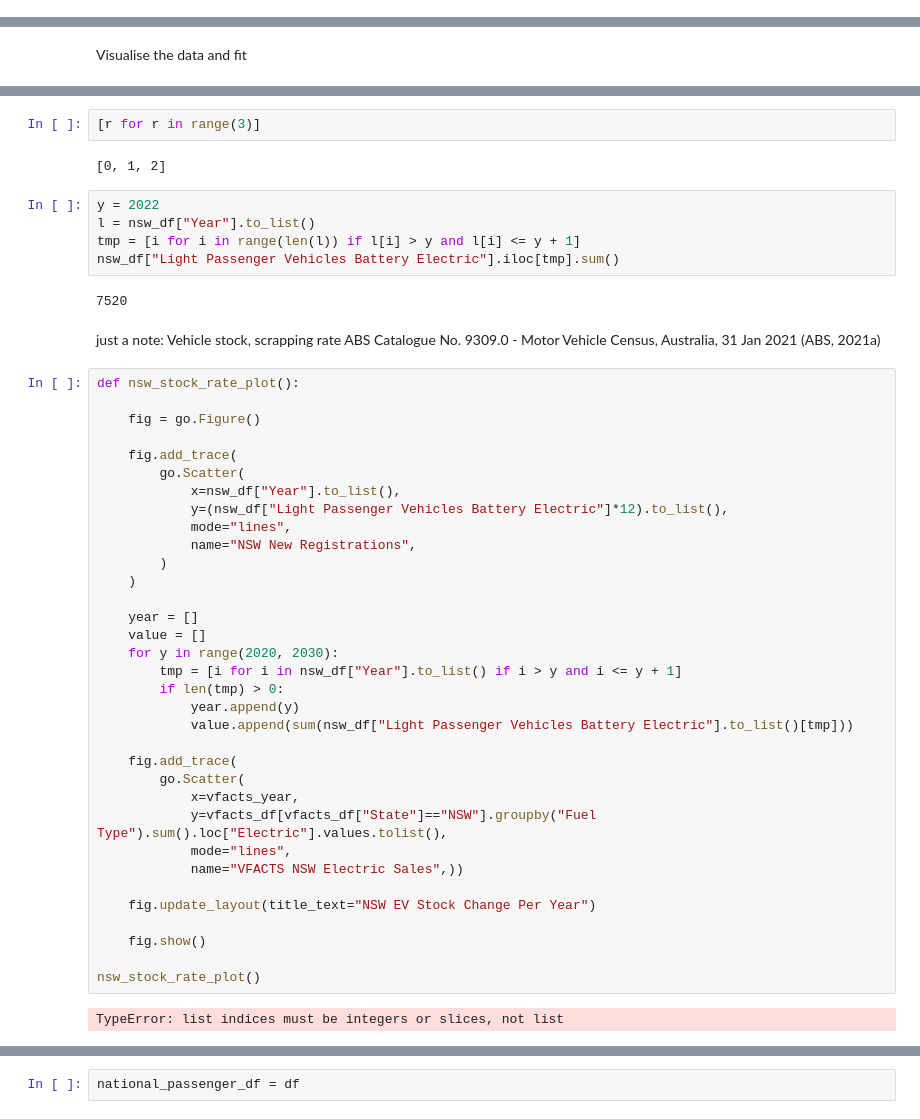
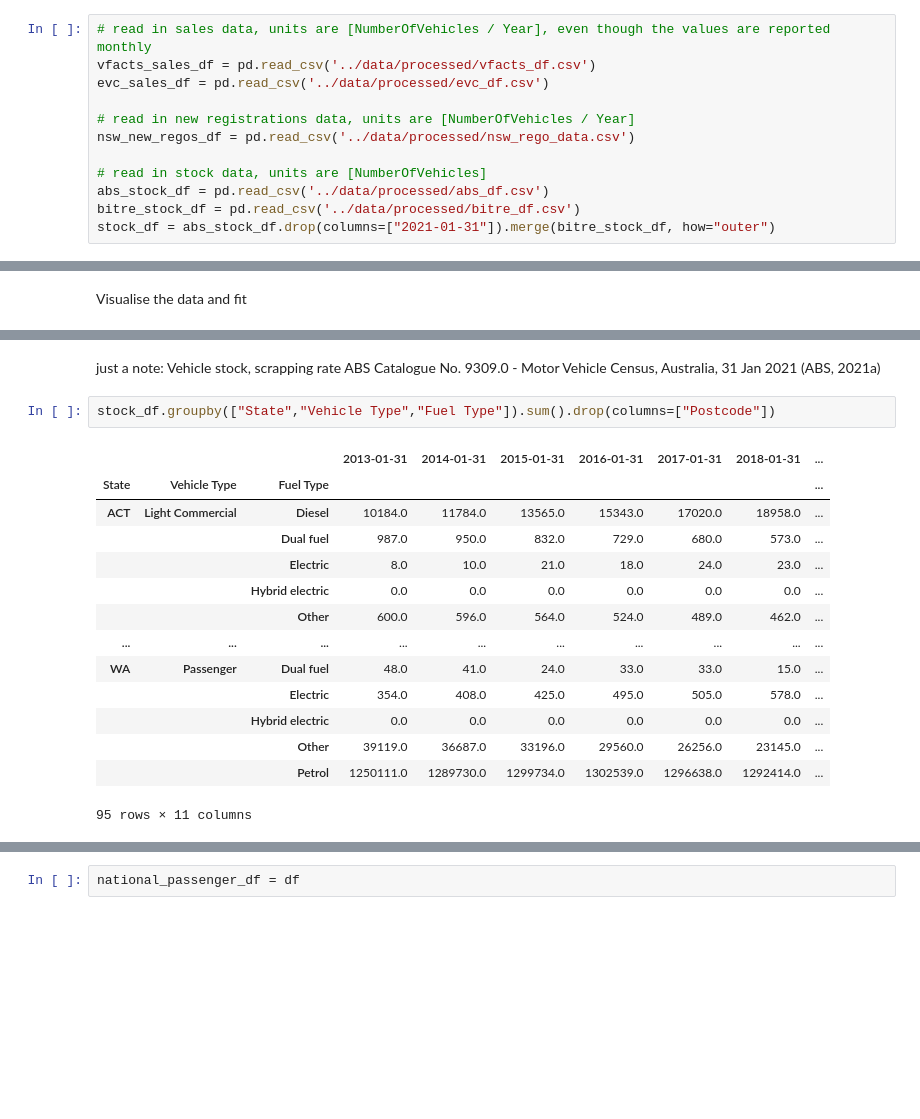
Before and after one commit to csiro-energy-systems/demand-forecasting, a Jupyter notebook: notebooks/visualise_vehicle_data.ipynb, the cells around one changed output, grey strips where cells are left out. Cells and saved outputs as stored; diff of their text form; blank space fills up the shorter version.

```diff
--- a/notebooks/visualise_vehicle_data.ipynb
+++ b/notebooks/visualise_vehicle_data.ipynb
@@ -13,3 +9,15 @@ nsw_df = pd.read_csv('nsw_rego_data.csv', index_col=0)
+# %%
+# read in sales data, units are [NumberOfVehicles / Year], even though the values are reported monthly
+vfacts_sales_df = pd.read_csv('../data/processed/vfacts_df.csv')
+evc_sales_df = pd.read_csv('../data/processed/evc_df.csv')
+
+# read in new registrations data, units are [NumberOfVehicles / Year]
+nsw_new_regos_df = pd.read_csv('../data/processed/nsw_rego_data.csv')
+
+# read in stock data, units are [NumberOfVehicles]
+abs_stock_df = pd.read_csv('../data/processed/abs_df.csv')
+bitre_stock_df = pd.read_csv('../data/processed/bitre_df.csv')
+stock_df = abs_stock_df.drop(columns=["2021-01-31"]).merge(bitre_stock_df, how="outer")
 # %% [markdown]
 Compare the national aggregation of ABS stock over time with the VFACTS sales over time (both in per month values)
 # %%
@@ -87,49 +93,19 @@ nsw_df
-# %%
-[r for r in range(3)]
-# %% [output]
-[0, 1, 2]
-# %%
-y = 2022
-l = nsw_df["Year"].to_list()
-tmp = [i for i in range(len(l)) if l[i] > y and l[i] <= y + 1]
-nsw_df["Light Passenger Vehicles Battery Electric"].iloc[tmp].sum()
-# %% [output]
-7520
 # %% [markdown]
 just a note: Vehicle stock, scrapping rate ABS Catalogue No. 9309.0 - Motor Vehicle Census, Australia, 31 Jan 2021 (ABS, 2021a)
-# %%
-def nsw_stock_rate_plot():
-
-    fig = go.Figure()
-
-    fig.add_trace(
-        go.Scatter(
-            x=nsw_df["Year"].to_list(),
-            y=(nsw_df["Light Passenger Vehicles Battery Electric"]*12).to_list(),
-            mode="lines",
-            name="NSW New Registrations",
-        )
-    )
-
-    year = []
-    value = []
-    for y in range(2020, 2030):
-        tmp = [i for i in nsw_df["Year"].to_list() if i > y and i <= y + 1]
-        if len(tmp) > 0:
-            year.append(y)
-            value.append(sum(nsw_df["Light Passenger Vehicles Battery Electric"].to_list()[tmp]))
-
-    fig.add_trace(
-        go.Scatter(
-            x=vfacts_year,
-            y=vfacts_df[vfacts_df["State"]=="NSW"].groupby("Fuel Type").sum().loc["Electric"].values.tolist(),
-            mode="lines",
-            name="VFACTS NSW Electric Sales",))
-
-    fig.update_layout(title_text="NSW EV Stock Change Per Year")
-
-    fig.show()
-
-nsw_stock_rate_plot()
-# %% [output]
-TypeError: list indices must be integers or slices, not list
+# %%
+stock_df.groupby(["State","Vehicle Type","Fuel Type"]).sum().drop(columns=["Postcode"])
+# %% [output]
+|  |  |  | 2013-01-31 | 2014-01-31 | 2015-01-31 | 2016-01-31 | 2017-01-31 | 2018-01-31 | ... |
+| State | Vehicle Type | Fuel Type |  |  |  |  |  |  | ... |
+| ACT | Light Commercial | Diesel | 10184.0 | 11784.0 | 13565.0 | 15343.0 | 17020.0 | 18958.0 | ... |
+|  |  | Dual fuel | 987.0 | 950.0 | 832.0 | 729.0 | 680.0 | 573.0 | ... |
+|  |  | Electric | 8.0 | 10.0 | 21.0 | 18.0 | 24.0 | 23.0 | ... |
+|  |  | Hybrid electric | 0.0 | 0.0 | 0.0 | 0.0 | 0.0 | 0.0 | ... |
+|  |  | Other | 600.0 | 596.0 | 564.0 | 524.0 | 489.0 | 462.0 | ... |
+| ... | ... | ... | ... | ... | ... | ... | ... | ... | ... |
+| WA | Passenger | Dual fuel | 48.0 | 41.0 | 24.0 | 33.0 | 33.0 | 15.0 | ... |
+|  |  | Electric | 354.0 | 408.0 | 425.0 | 495.0 | 505.0 | 578.0 | ... |
+|  |  | Hybrid electric | 0.0 | 0.0 | 0.0 | 0.0 | 0.0 | 0.0 | ... |
+|  |  | Other | 39119.0 | 36687.0 | 33196.0 | 29560.0 | 26256.0 | 23145.0 | ... |
+|  |  | Petrol | 1250111.0 | 1289730.0 | 1299734.0 | 1302539.0 | 1296638.0 | 1292414.0 | ... |
+95 rows × 11 columns
```
Also changed, not shown: parts of 15 cells of this notebook, 11 other files.
